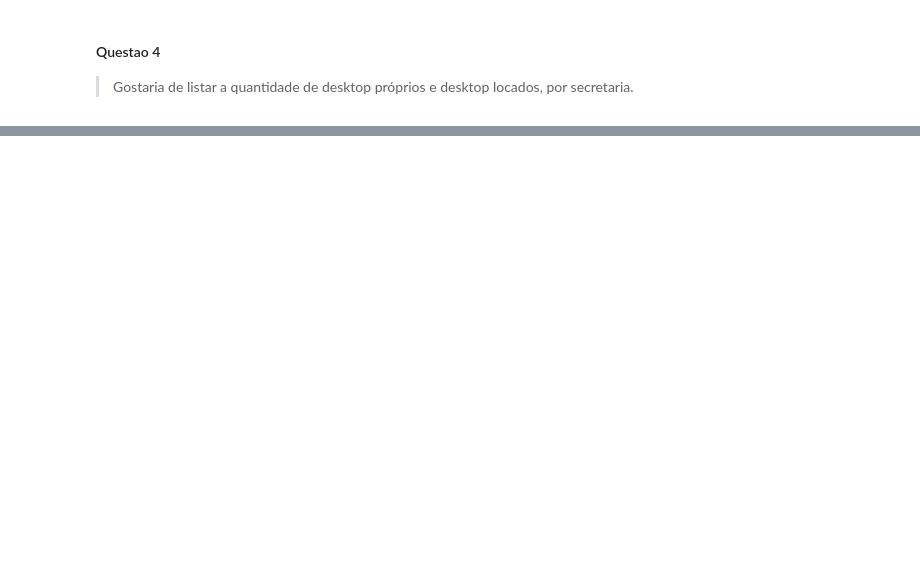
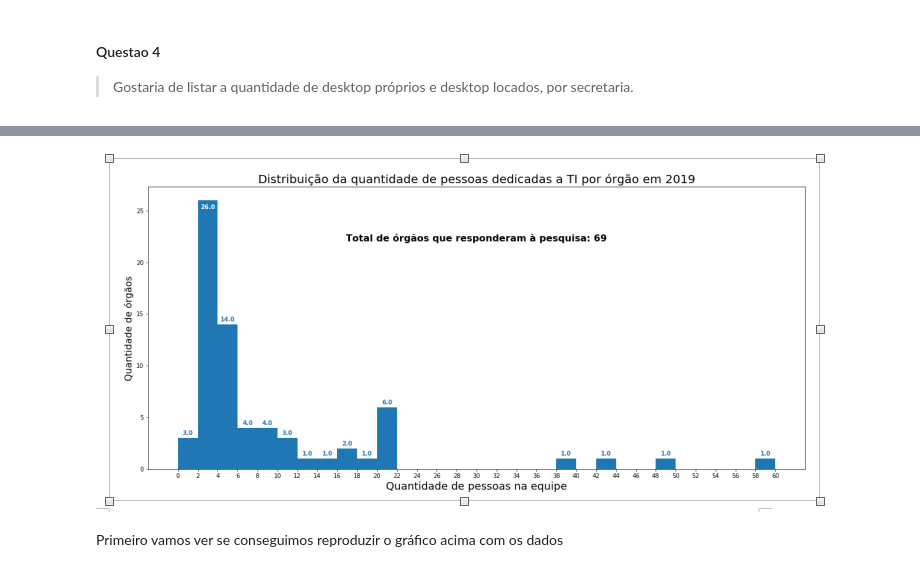
Before and after one commit to h-pgy/desafio_ctd, a Jupyter notebook: respostas_questoes.ipynb, the cells around one changed output, grey strips where cells are left out. Saved outputs shown, nothing was run; the diff lists cells and outputs as text; code cells hidden in the pictures; blank space fills up the shorter version.

```diff
--- a/respostas_questoes.ipynb
+++ b/respostas_questoes.ipynb
@@ -258,0 +493,8 @@ Name: salario, dtype: float64
+# %%
+from IPython.display import Image
+path_grafico = os.path.join('original_data', 'grafico_q7.png')
+Image(filename=path_grafico)
+# %% [output]
+[figure, added]
+# %% [markdown]
+Primeiro vamos ver se conseguimos reproduzir o gráfico acima com os dados
```
Also changed, not shown: parts of 47 cells of this notebook, 3 other files.
